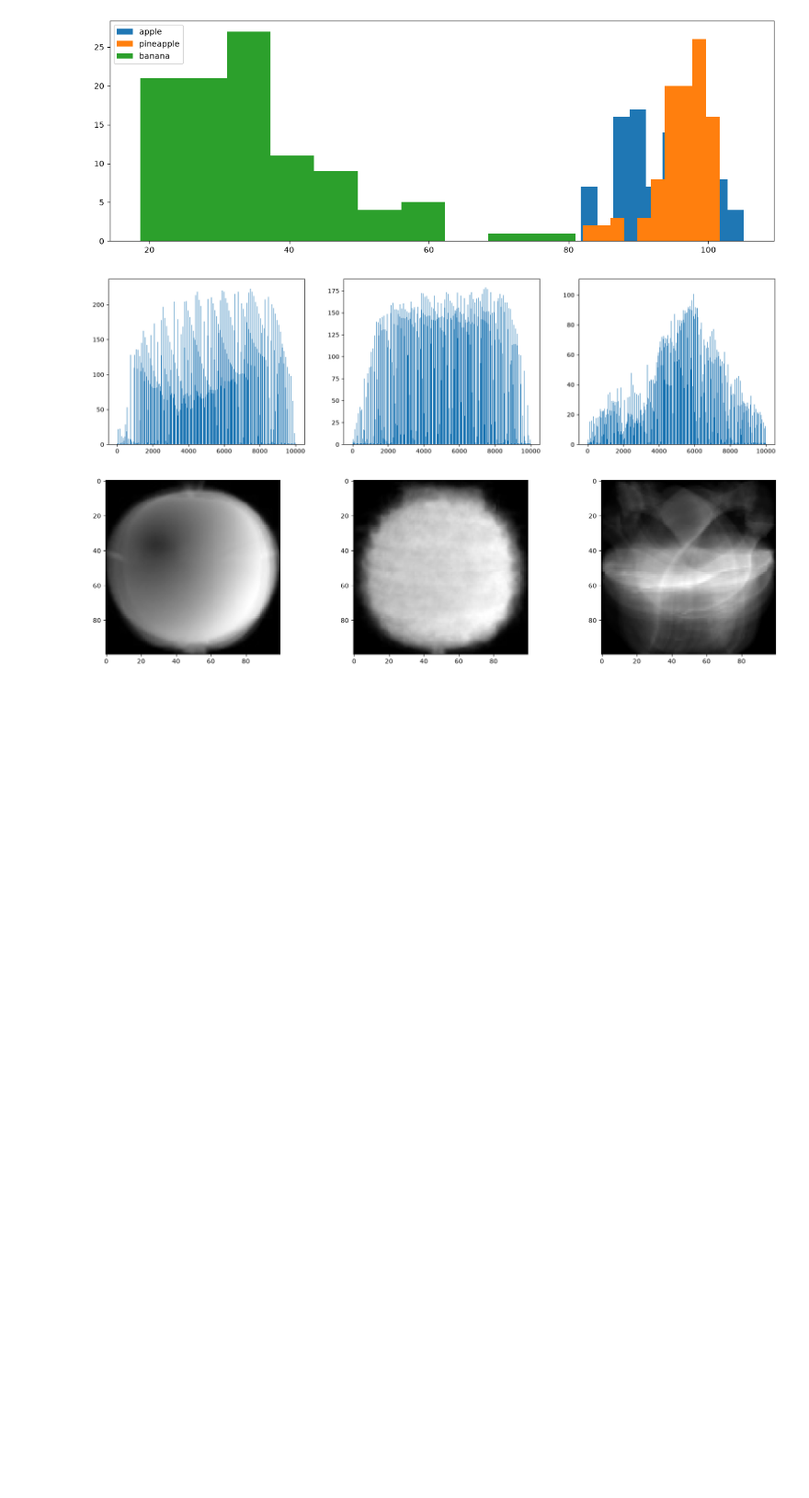
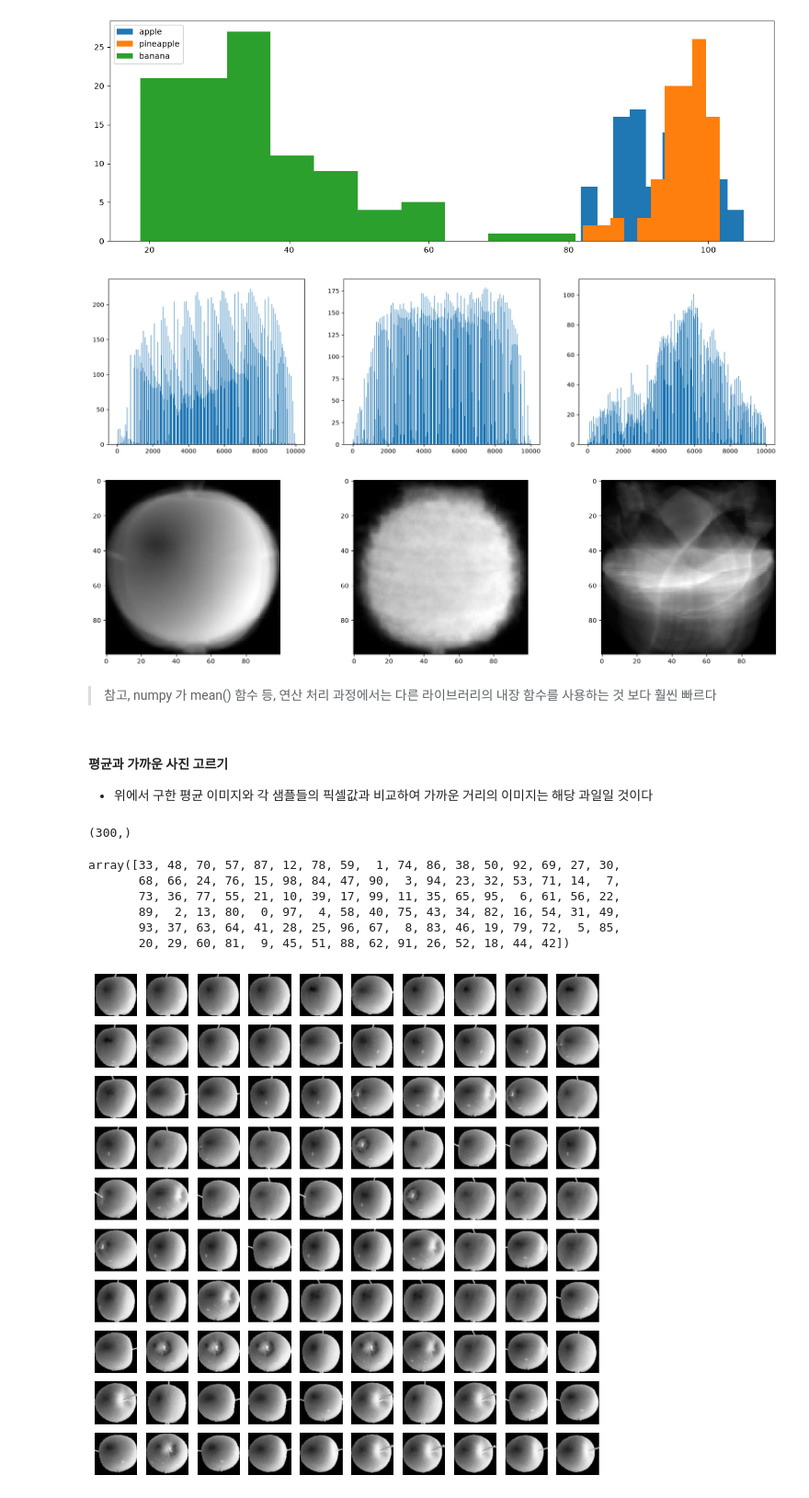
Before and after one commit to Sphen1sc1dae/MachineLearning, a Jupyter notebook: Note/22.흑백이미지 분류방법.ipynb, the cells around one changed output. Shown at 92% size. Saved outputs shown, nothing was run; the diff lists cells and outputs as text; code cells hidden in the pictures; blank space fills up the shorter version.

```diff
--- a/Note/22.흑백이미지 분류방법.ipynb
+++ b/Note/22.흑백이미지 분류방법.ipynb
@@ -135,3 +135,38 @@ axs[2].imshow(banana_mean, cmap='gray')
 plt.show()
 # %% [output]
 [figure]
+# %% [markdown]
+> 참고, numpy 가 mean() 함수 등, 연산 처리 과정에서는 다른 라이브러리의 내장 함수를 사용하는 것 보다 훨씬 빠르다
+# %% [markdown]
+#### 평균과 가까운 사진 고르기
+- 위에서 구한 평균 이미지와 각 샘플들의 픽셀값과 비교하여 가까운 거리의 이미지는 해당 과일일 것이다
+# %%
+# 사과만 잘 분류해낼수 있는지 시도
+abs_diff = np.abs(fruits - apple_mean)
+abs_mean = np.mean(abs_diff, axis=(1, 2))
+abs_mean.shape
+# %% [output]
+(300,)
+# %%
+# 300개의 데이터 중, 차이가 적은 순으로 정렬하면서 해당 이미지 불러오기
+apple_index = np.argsort(abs_mean)[:100]
+apple_index
+# %% [output]
+array([33, 48, 70, 57, 87, 12, 78, 59,  1, 74, 86, 38, 50, 92, 69, 27, 30,
+       68, 66, 24, 76, 15, 98, 84, 47, 90,  3, 94, 23, 32, 53, 71, 14,  7,
+       73, 36, 77, 55, 21, 10, 39, 17, 99, 11, 35, 65, 95,  6, 61, 56, 22,
+       89,  2, 13, 80,  0, 97,  4, 58, 40, 75, 43, 34, 82, 16, 54, 31, 49,
+       93, 37, 63, 64, 41, 28, 25, 96, 67,  8, 83, 46, 19, 79, 72,  5, 85,
+       20, 29, 60, 81,  9, 45, 51, 88, 62, 91, 26, 52, 18, 44, 42])
+# %%
+# 그림 그려보기
+fig, axs = plt.subplots(10, 10, figsize=(10,10))
+
+for i in range(10):
+    for j in range(10):
+        axs[i, j].imshow(fruits[apple_index[i*10 + j]], cmap='gray')
+        axs[i, j].axis('off')
+
+plt.show()
+# %% [output]
+[figure, added]
```
Also changed, not shown: parts of 2 cells of this notebook, 1 other file.
